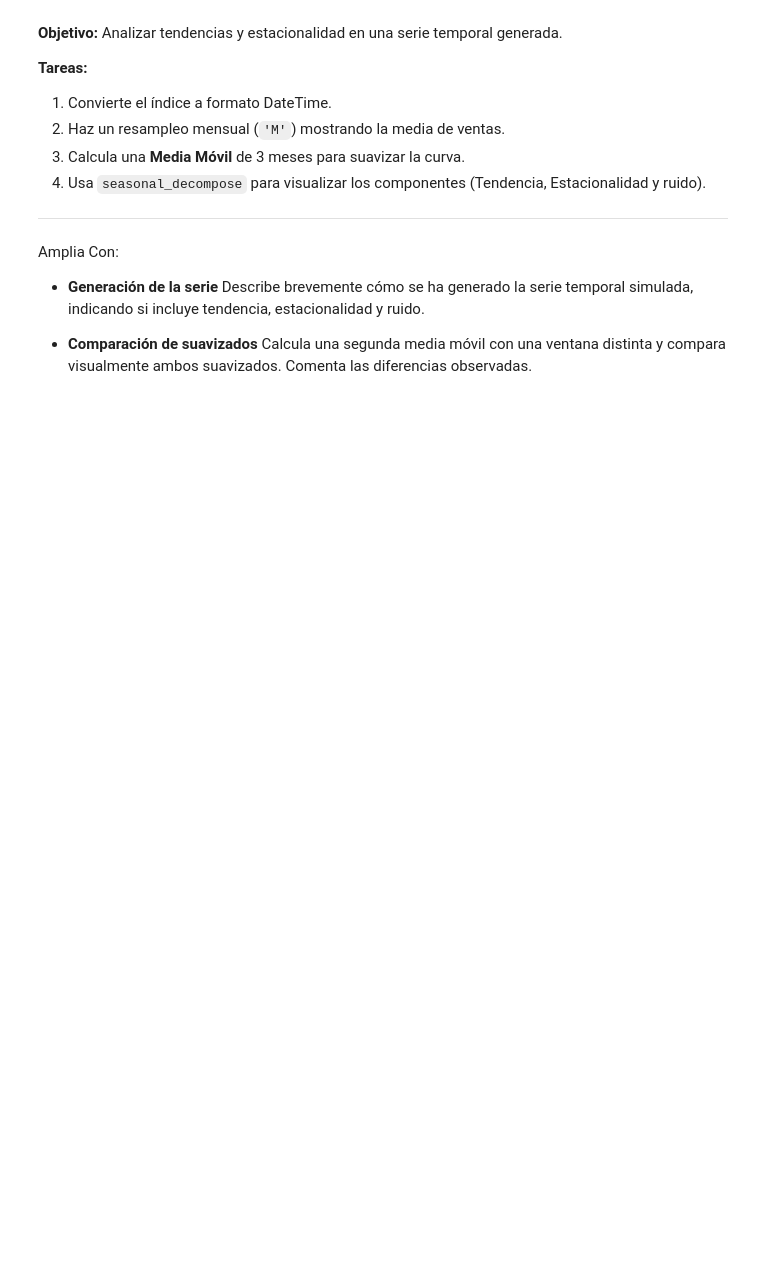
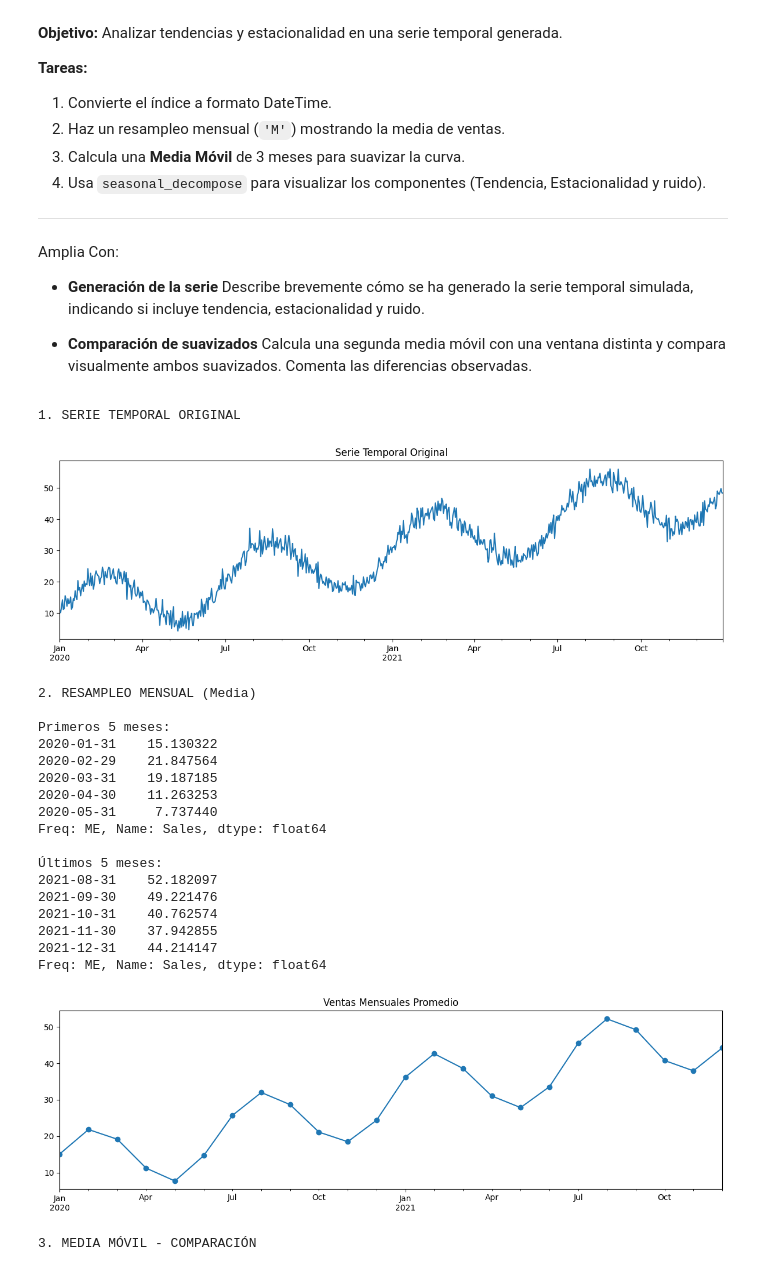
Before and after one commit to danialco9/Analisis_de_datos_IA, a Jupyter notebook: Proyecto Estadistica/PracticaEstadistica__apellidos_nombre_.ipynb, the cells around one changed output. Drawn from its saved outputs; the diff is of its cells as text; code cells hidden in the pictures; blank space fills up the shorter version.

```diff
--- a/Proyecto Estadistica/PracticaEstadistica__apellidos_nombre_.ipynb
+++ b/Proyecto Estadistica/PracticaEstadistica__apellidos_nombre_.ipynb
@@ -772,27 +772,89 @@ Amplia Con:
 - **Comparación de suavizados**
   Calcula una segunda media móvil con una ventana distinta y compara visualmente ambos suavizados. Comenta las diferencias observadas.
 # %%
+import pandas as pd
+import numpy as np
+import matplotlib.pyplot as plt
 from statsmodels.tsa.seasonal import seasonal_decompose
 
 # --- NO TOCAR: GENERACIÓN DE DATOS TEMPORALES ---
+np.random.seed(42)
 dates = pd.date_range(start='2020-01-01', periods=365*2, freq='D')
 values = np.linspace(10, 50, len(dates)) + 10 * np.sin(np.linspace(0, 3.14*8, len(dates))) + np.random.normal(0, 2, len(dates))
 ts_df = pd.DataFrame({'Sales': values}, index=dates)
 # -----------------------------------------------
-
-# TU CÓDIGO AQUÍ
-
 # 1. Plot inicial
-ts_df['Sales'].plot(title='Serie Temporal Original', figsize=(12,4))
+print("1. SERIE TEMPORAL ORIGINAL")
+ts_df['Sales'].plot(title='Serie Temporal Original', figsize=(12, 4))
+plt.tight_layout()
 plt.show()
 
 # 2. Resampleo Mensual
-monthly_sales = ...
+
+print("2. RESAMPLEO MENSUAL (Media)")
+monthly_sales = ts_df['Sales'].resample('ME').mean()
+print(f"\nPrimeros 5 meses:")
+print(monthly_sales.head())
+print(f"\nÚltimos 5 meses:")
+print(monthly_sales.tail())
+
+monthly_sales.plot(title='Ventas Mensuales Promedio', figsize=(12, 4), marker='o')
+plt.tight_layout()
+plt.show()
 
 # 3. Media Móvil
-ts_df['Moving_Avg'] = ...
+print("3. MEDIA MÓVIL - COMPARACIÓN")
+
+ts_df['MA_3'] = ts_df['Sales'].rolling(window=3).mean()
+ts_df['MA_12'] = ts_df['Sales'].rolling(window=12).mean()
+
+fig, ax = plt.subplots(figsize=(12, 6))
+ax.plot(ts_df.index, ts_df['Sales'], label='Original', alpha=0.7)
+ax.plot(ts_df.index, ts_df['MA_3'], label='MA(3)', linewidth=2)
+ax.plot(ts_df.index, ts_df['MA_12'], label='MA(12)', linewidth=2)
+ax.set_title('Comparación de Medias Móviles')
+ax.legend()
+ax.grid(True, alpha=0.3)
+plt.tight_layout()
+plt.show()
+
+print("\nComparación de suavizados:")
+print("  MA(3): Ventana pequeña, sigue más de cerca los cambios, menos suavizado")
+print("  MA(12): Ventana grande, suavización más fuerte, elimina más ruido")
 
 # 4. Descomposición
-# result = seasonal_decompose(..., model='additive', period=...)
-# result.plot()
-# plt.show()
+
+print("4. DESCOMPOSICIÓN ESTACIONAL")
+
+
+result = seasonal_decompose(ts_df['Sales'], model='additive', period=365)
+result.plot()
+plt.tight_layout()
+plt.show()
+
+print("\nComponentes extraídos:")
+print("  - Tendencia: Comportamiento a largo plazo")
+print("  - Estacionalidad: Patrón periódico que se repite")
+print("  - Residuos: Ruido y variaciones no explicadas")
+# %% [output]
+1. SERIE TEMPORAL ORIGINAL
+[figure, added]
+2. RESAMPLEO MENSUAL (Media)
+
+Primeros 5 meses:
+2020-01-31    15.130322
+2020-02-29    21.847564
+2020-03-31    19.187185
+2020-04-30    11.263253
+2020-05-31     7.737440
+Freq: ME, Name: Sales, dtype: float64
+
+Últimos 5 meses:
+2021-08-31    52.182097
+2021-09-30    49.221476
+2021-10-31    40.762574
+2021-11-30    37.942855
+2021-12-31    44.214147
+Freq: ME, Name: Sales, dtype: float64
+[figure, added]
+3. MEDIA MÓVIL - COMPARACIÓN
```
Also changed, not shown: parts of 2 cells of this notebook.
